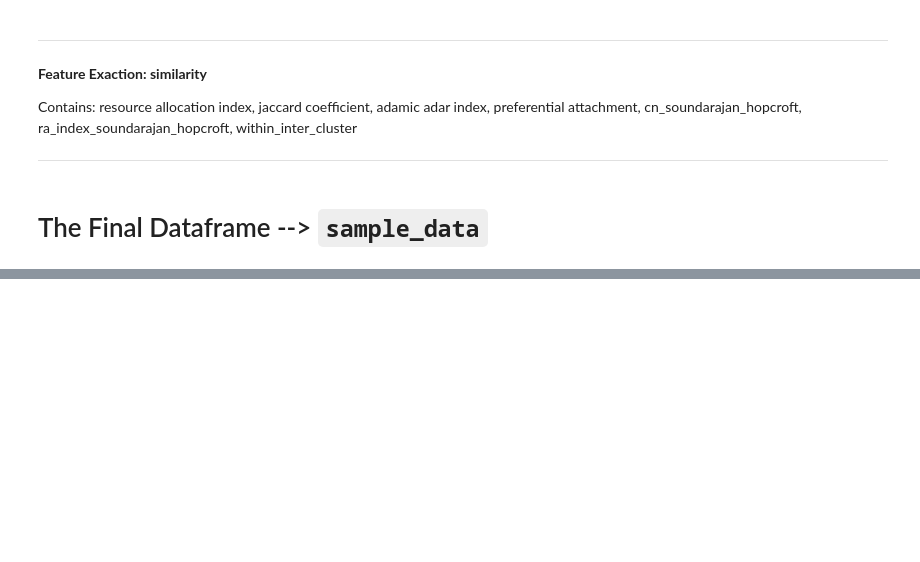
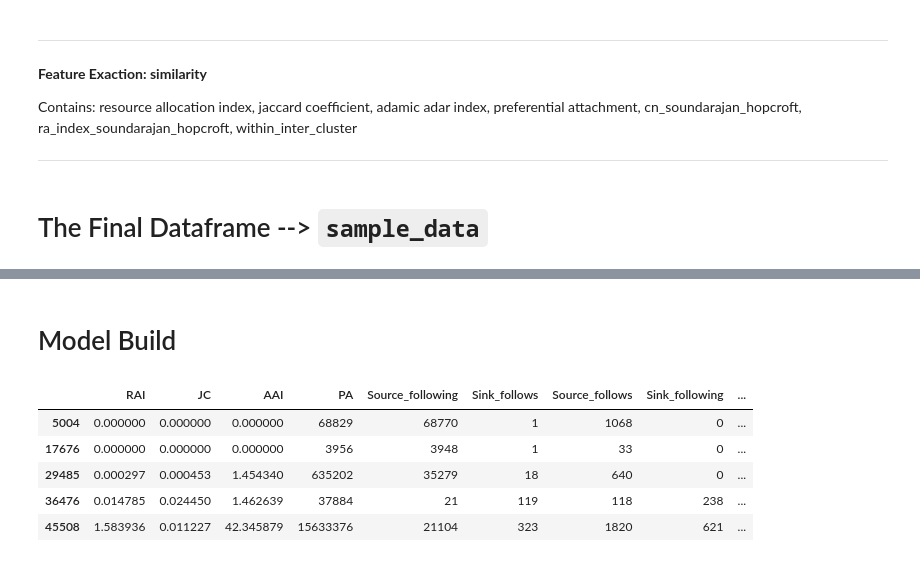
Before and after one commit to yunliu0/Who-are-my-friends, a Jupyter notebook: Assignment1.ipynb, the cells around one changed output, grey strips where cells are left out. Drawn from its saved outputs; the diff is of its cells as text; code cells hidden in the pictures; blank space fills up the shorter version.

```diff
--- a/Assignment1.ipynb
+++ b/Assignment1.ipynb
@@ -85,3 +61,6 @@ Save the graph to `graph.txt`
 # %%
 with open('graph.txt','wb') as file:
     pickle.dump(diG,file)
+# %%
+with open('graph.txt','rb') as file:
+    graph=pickle.load(file)
@@ -227,3 +190,5 @@ sample_data['Sink_follows']=in_degree
 sample_data['shortest_path']=shortest_path
 # %%
 sample_data=sample_data[['Label','Source','Sink','Source_following','Sink_follows','shortest_path']] # put 'Label' to the first column
+# %% [markdown]
+# Model Build
@@ -229,0 +205,9 @@ sample_data=sample_data[['Label','Source','Sink','Source_following','Sink_follow
+# %%
+train.head()
+# %% [output]
+|  | RAI | JC | AAI | PA | Source_following | Sink_follows | Source_follows | Sink_following | ... |
+| 5004 | 0.000000 | 0.000000 | 0.000000 | 68829 | 68770 | 1 | 1068 | 0 | ... |
+| 17676 | 0.000000 | 0.000000 | 0.000000 | 3956 | 3948 | 1 | 33 | 0 | ... |
+| 29485 | 0.000297 | 0.000453 | 1.454340 | 635202 | 35279 | 18 | 640 | 0 | ... |
+| 36476 | 0.014785 | 0.024450 | 1.462639 | 37884 | 21 | 119 | 118 | 238 | ... |
+| 45508 | 1.583936 | 0.011227 | 42.345879 | 15633376 | 21104 | 323 | 1820 | 621 | ... |
```
Also changed, not shown: parts of 129 cells of this notebook, 1 other file.
